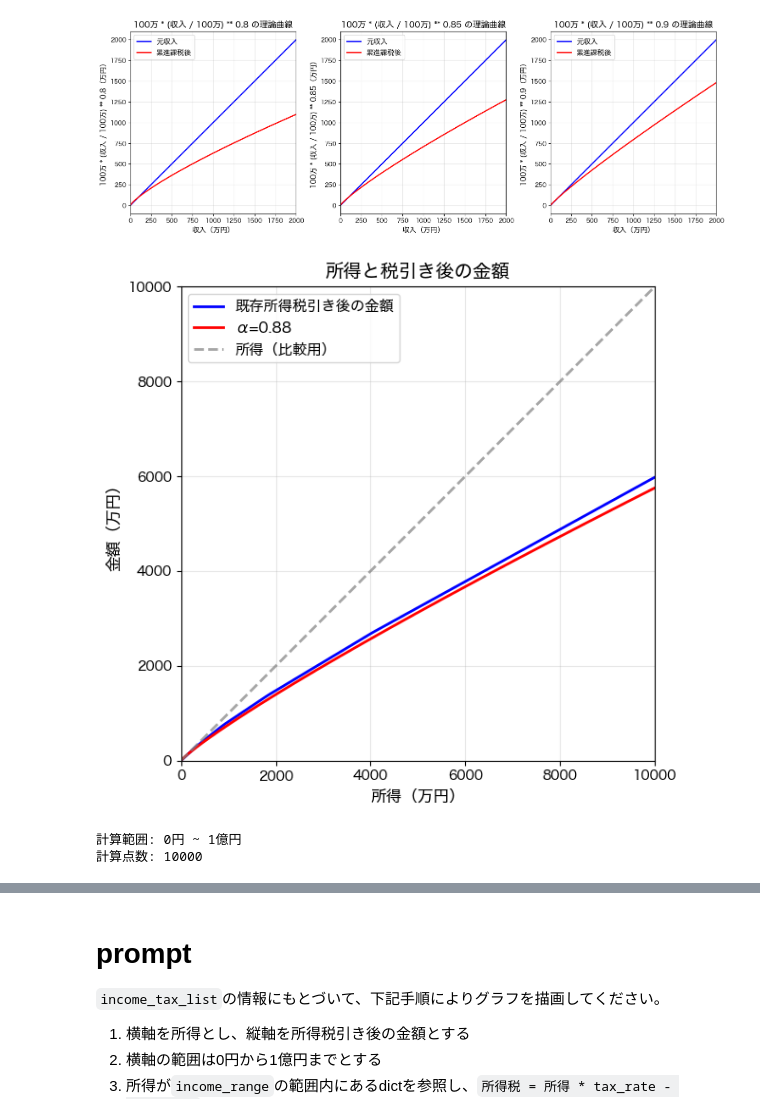
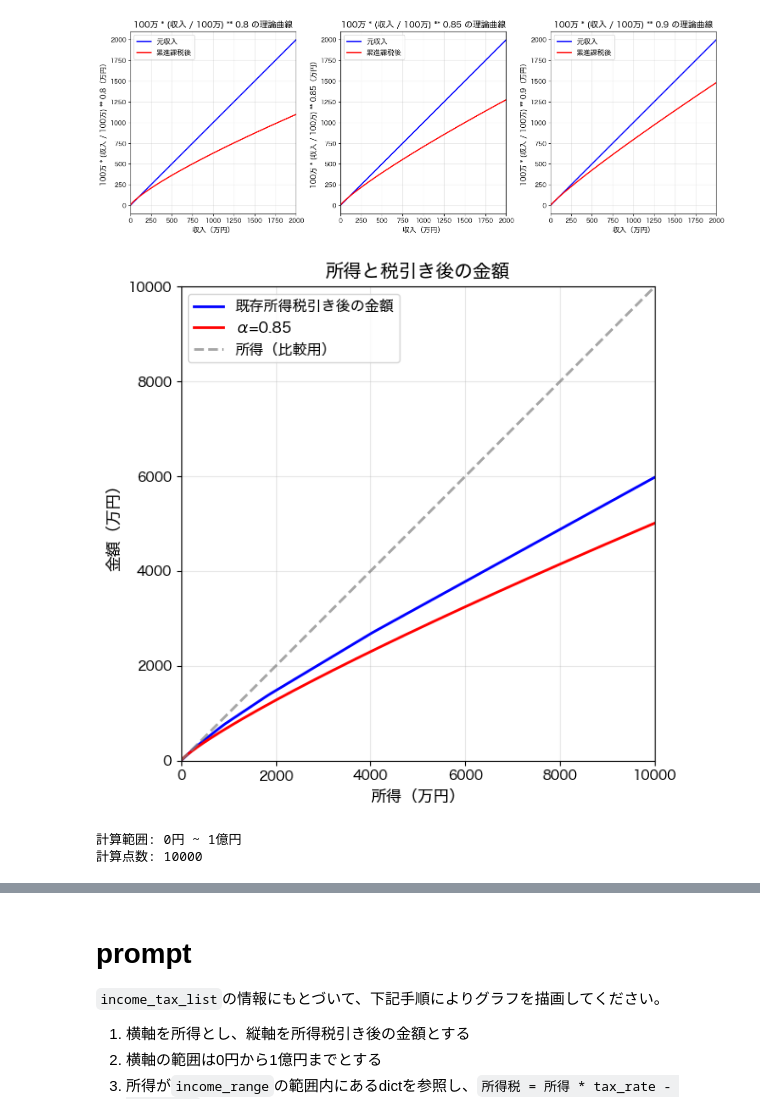
Before and after one commit to SnoozingJellyfish/OpenFisca-Zero, a Jupyter notebook: simulate_zero.ipynb, the cells around one changed output, grey strips where cells are left out. Cells and saved outputs as stored; diff of their text form; code cells hidden in the pictures.

```diff
--- a/simulate_zero.ipynb
+++ b/simulate_zero.ipynb
@@ -887,38 +981,38 @@ plt.plot(income_range, after_tax_incomes, label='既存所得税引き後の金
 # 逓減率0.9の累進課税
 # 100万 * (値 / 100万) ** 0.9 を計算（万円単位）
 # xが0の場合は0を返す
-alpha = 0.88
+alpha = 0.85
 y09 = np.where(income_range / 1_000_000 > 0,
                 1_000_000 * ((income_range / 1_000_000) ** alpha), 0)
 plt.plot(income_range, y09, linewidth=2, color='red', label=f"α={alpha}")
 
 plt.plot(income_range, income_range, label='所得（比較用）', linewidth=2, linestyle='--', color='gray', alpha=0.7)
 
 # 横軸と縦軸を万円単位で表示
 
 
 def format_manen(x, pos):
     """万円単位に変換して表示"""
     return f'{x/10000:.0f}'
 
 plt.gca().xaxis.set_major_formatter(ticker.FuncFormatter(format_manen))
 plt.gca().yaxis.set_major_formatter(ticker.FuncFormatter(format_manen))
 # x, yのアスペクトを1:1にする
 plt.gca().set_aspect('equal', adjustable='box')
 
 plt.xlabel('所得（万円）', fontsize=12)
 plt.ylabel('金額（万円）', fontsize=12)
 plt.title('所得と税引き後の金額', fontsize=14)
 plt.xlim(0, 100_000_000)
 plt.ylim(0, 100_000_000)
 plt.grid(True, alpha=0.3)
 plt.legend(fontsize=11)
 plt.tight_layout()
 plt.show()
 
 print(f"計算範囲: 0円 ~ 1億円")
 print(f"計算点数: {len(income_range)}")
 # %% [output]
-[figure, old version]
+[figure, new version]
 計算範囲: 0円 ~ 1億円
 計算点数: 10000
```
Also changed, not shown: parts of 39 cells of this notebook.
